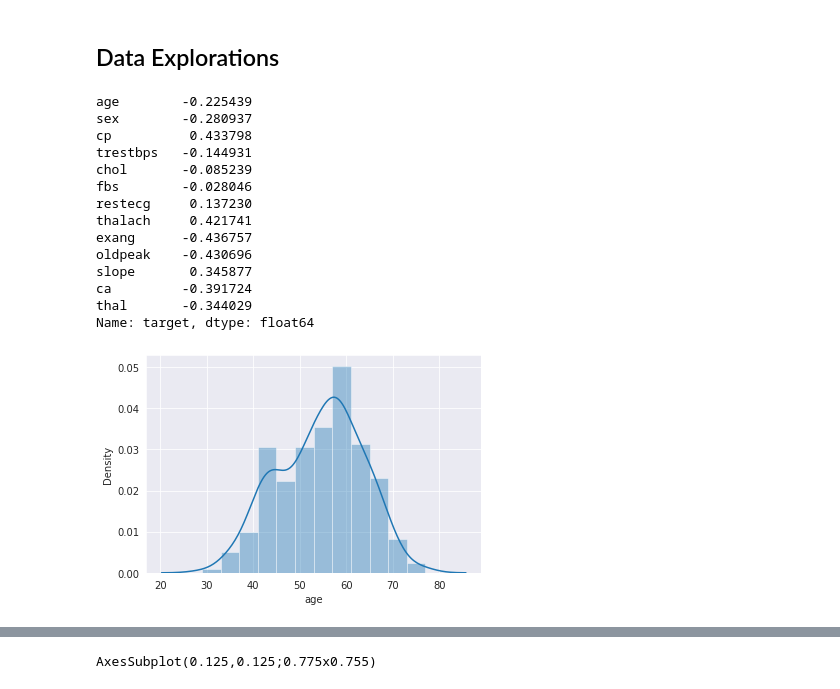
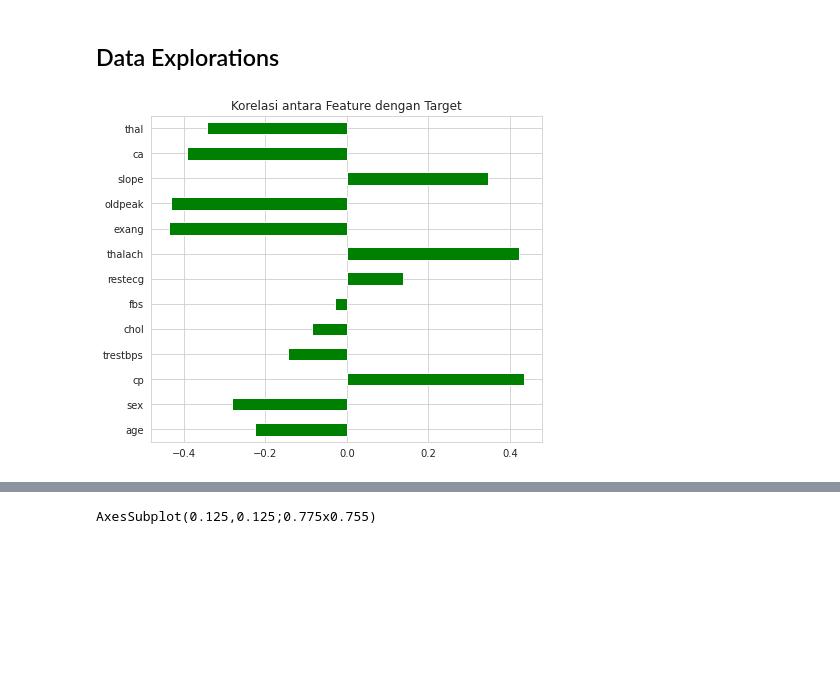
Before and after one commit to andreyprm/PYTN_Prakerja_9_014, a Jupyter notebook: PTYN_Prakerja_AndreasYogaParama.ipynb, the cells around one changed output, grey strips where cells are left out. Drawn from its saved outputs; the diff is of its cells as text; code cells hidden in the pictures; blank space fills up the shorter version.

```diff
--- a/PTYN_Prakerja_AndreasYogaParama.ipynb
+++ b/PTYN_Prakerja_AndreasYogaParama.ipynb
@@ -86,26 +80,11 @@ AxesSubplot(0.125,0.125;0.775x0.755)
 # %% [markdown]
 ## Data Explorations
-# %%
-df_corr = df.corr()
-df_corr['target'][:-1]
-# %% [output]
-age        -0.225439
-sex        -0.280937
-cp          0.433798
-trestbps   -0.144931
-chol       -0.085239
-fbs        -0.028046
-restecg     0.137230
-thalach     0.421741
-exang      -0.436757
-oldpeak    -0.430696
-slope       0.345877
-ca         -0.391724
-thal       -0.344029
-Name: target, dtype: float64
-# %%
-sns.set_style('darkgrid')
-sns.distplot(df_g['age'])
-plt.show()
-# %% [output]
-[figure, removed]
+# %%
+df_corr = df.corr()['target'][:-1]
+
+plt.figure(figsize=(7,6))
+df_corr.plot(kind='barh', color='green')
+plt.title('Korelasi antara Feature dengan Target')
+plt.show()
+# %% [output]
+[figure, added]
```
Also changed, not shown: parts of 28 cells of this notebook.
